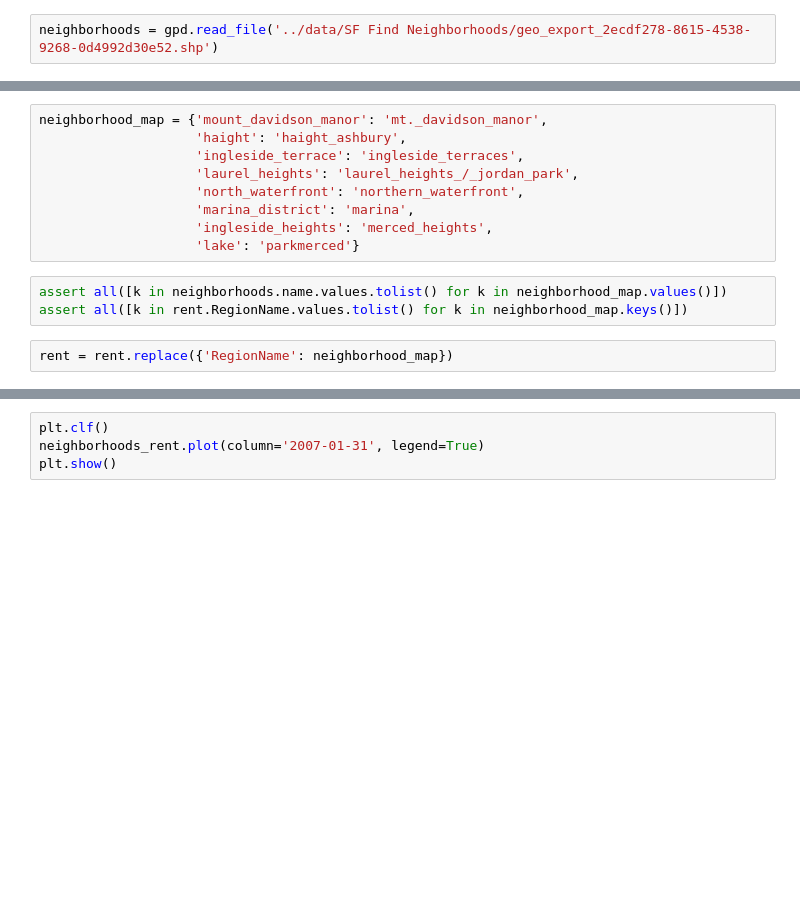
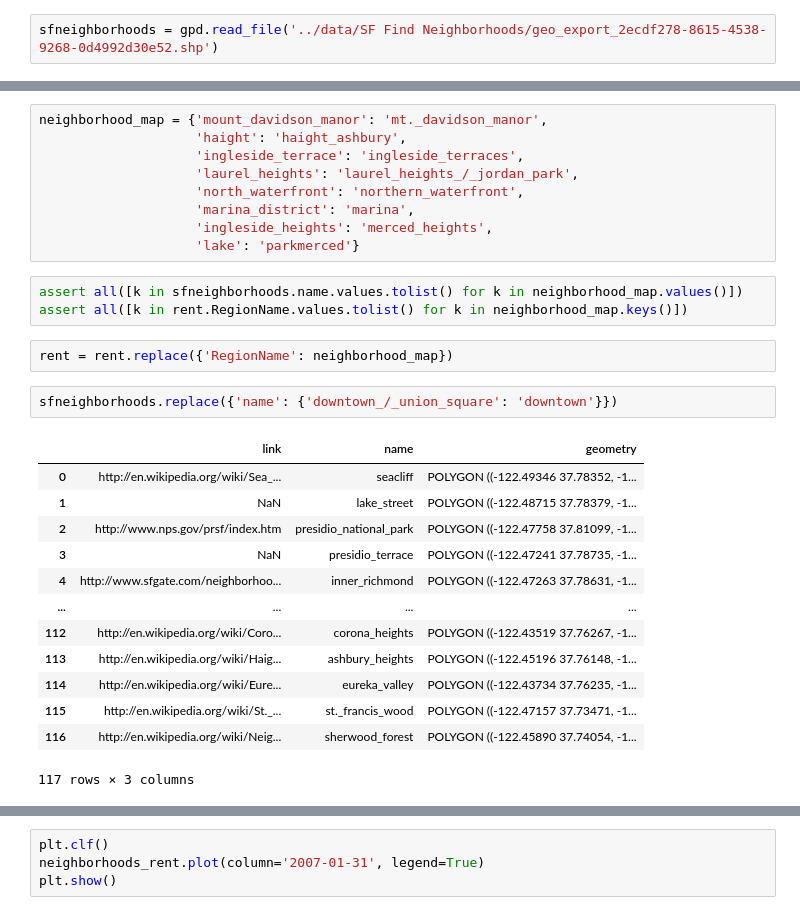
Before and after one commit to sdamerdji/dissertation, a Jupyter notebook: pdev/clean3.ipynb, the cells around one changed output, grey strips where cells are left out. Saved outputs shown, nothing was run; the diff lists cells and outputs as text; blank space fills up the shorter version.

```diff
--- a/pdev/clean3.ipynb
+++ b/pdev/clean3.ipynb
@@ -32,7 +28,7 @@ slopes = gpd.read_file('../data/Slopes of 20% Or Greater/geo_export_2dd8ac56-99a
 census = gpd.read_file('../data/Census 2000_ Tracts for San Francisco (no water)'
                        '/geo_export_4609700a-c230-4617-92b7-4ef34f23f741.shp')
 # %%
-neighborhoods = gpd.read_file('../data/SF Find Neighborhoods/geo_export_2ecdf278-8615-4538-9268-0d4992d30e52.shp')
+sfneighborhoods = gpd.read_file('../data/SF Find Neighborhoods/geo_export_2ecdf278-8615-4538-9268-0d4992d30e52.shp')
 # %%
 rent = pd.read_csv('../data/efz/Neighborhood_zhvi_uc_sfrcondo_tier_0.33_0.67_sm_sa_month.csv')
 # %%
@@ -346,8 +334,24 @@ neighborhood_map = {'mount_davidson_manor': 'mt._davidson_manor',
                     'ingleside_heights': 'merced_heights',
                     'lake': 'parkmerced'}
 # %%
-assert all([k in neighborhoods.name.values.tolist() for k in neighborhood_map.values()])
+assert all([k in sfneighborhoods.name.values.tolist() for k in neighborhood_map.values()])
 assert all([k in rent.RegionName.values.tolist() for k in neighborhood_map.keys()])
 # %%
 rent = rent.replace({'RegionName': neighborhood_map})
+# %%
+sfneighborhoods.replace({'name': {'downtown_/_union_square': 'downtown'}})
+# %% [output]
+|  | link | name | geometry |
+| 0 | http://en.wikipedia.org/wiki/Sea_... | seacliff | POLYGON ((-122.49346 37.78352, -1... |
+| 1 | NaN | lake_street | POLYGON ((-122.48715 37.78379, -1... |
+| 2 | http://www.nps.gov/prsf/index.htm | presidio_national_park | POLYGON ((-122.47758 37.81099, -1... |
+| 3 | NaN | presidio_terrace | POLYGON ((-122.47241 37.78735, -1... |
+| 4 | http://www.sfgate.com/neighborhoo... | inner_richmond | POLYGON ((-122.47263 37.78631, -1... |
+| ... | ... | ... | ... |
+| 112 | http://en.wikipedia.org/wiki/Coro... | corona_heights | POLYGON ((-122.43519 37.76267, -1... |
+| 113 | http://en.wikipedia.org/wiki/Haig... | ashbury_heights | POLYGON ((-122.45196 37.76148, -1... |
+| 114 | http://en.wikipedia.org/wiki/Eure... | eureka_valley | POLYGON ((-122.43734 37.76235, -1... |
+| 115 | http://en.wikipedia.org/wiki/St._... | st._francis_wood | POLYGON ((-122.47157 37.73471, -1... |
+| 116 | http://en.wikipedia.org/wiki/Neig... | sherwood_forest | POLYGON ((-122.45890 37.74054, -1... |
+117 rows × 3 columns
 # %%
```
Also changed, not shown: parts of 71 cells of this notebook, 2 other files.
